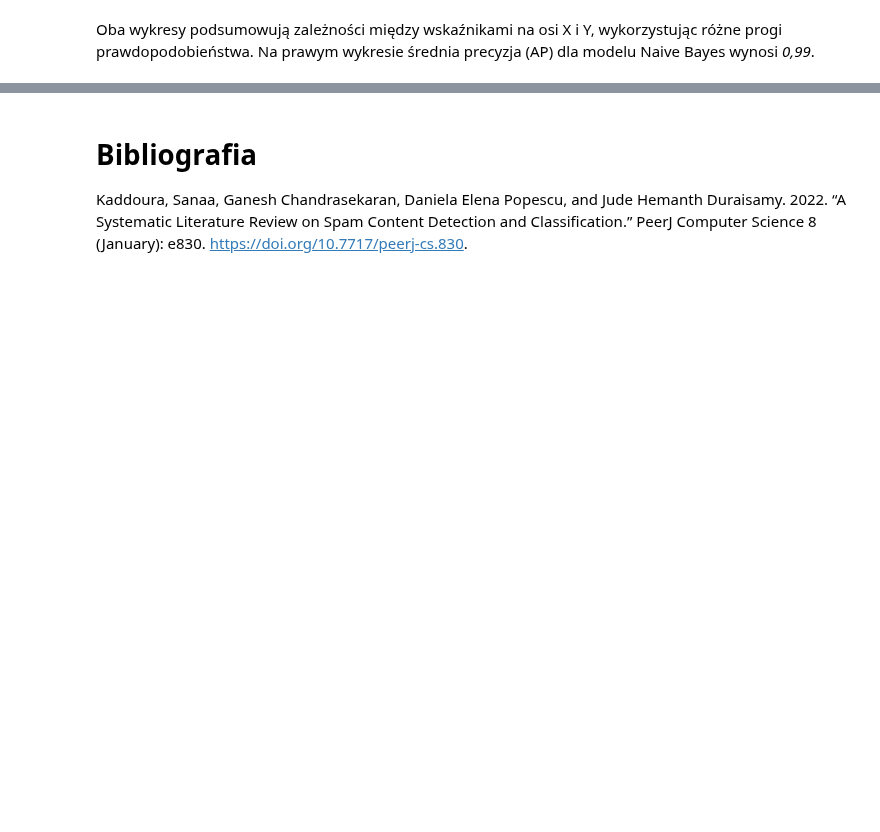
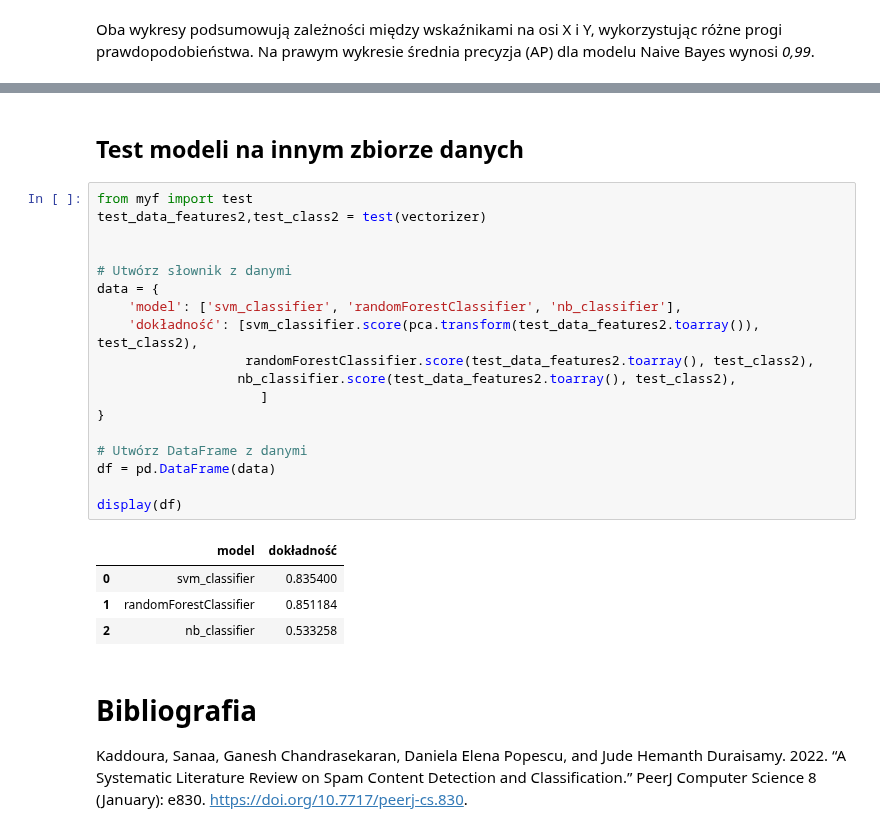
Before and after one commit to patrykzawadzkisggw/mad2, a Jupyter notebook: przyklad.ipynb, the cells around one changed output, grey strips where cells are left out. Cells and saved outputs as stored; diff of their text form; blank space fills up the shorter version.

```diff
--- a/przyklad.ipynb
+++ b/przyklad.ipynb
@@ -754,3 +732,28 @@ svm_classifier.score(pca.transform(test_data_features2.toarray()), test_class2)
+# %% [markdown]
+## Test modeli na innym zbiorze danych
+# %%
+from myf import test
+test_data_features2,test_class2 = test(vectorizer)
+
+
+# Utwórz słownik z danymi
+data = {
+    'model': ['svm_classifier', 'randomForestClassifier', 'nb_classifier'],
+    'dokładność': [svm_classifier.score(pca.transform(test_data_features2.toarray()), test_class2),
+                   randomForestClassifier.score(test_data_features2.toarray(), test_class2),
+                  nb_classifier.score(test_data_features2.toarray(), test_class2),
+                     ]
+}
+
+# Utwórz DataFrame z danymi
+df = pd.DataFrame(data)
+
+display(df)
+# %% [output]
+|  | model | dokładność |
+| 0 | svm_classifier | 0.835400 |
+| 1 | randomForestClassifier | 0.851184 |
+| 2 | nb_classifier | 0.533258 |
 # %% [markdown]
 # Bibliografia
 
```
Also changed, not shown: parts of 17 cells of this notebook.
